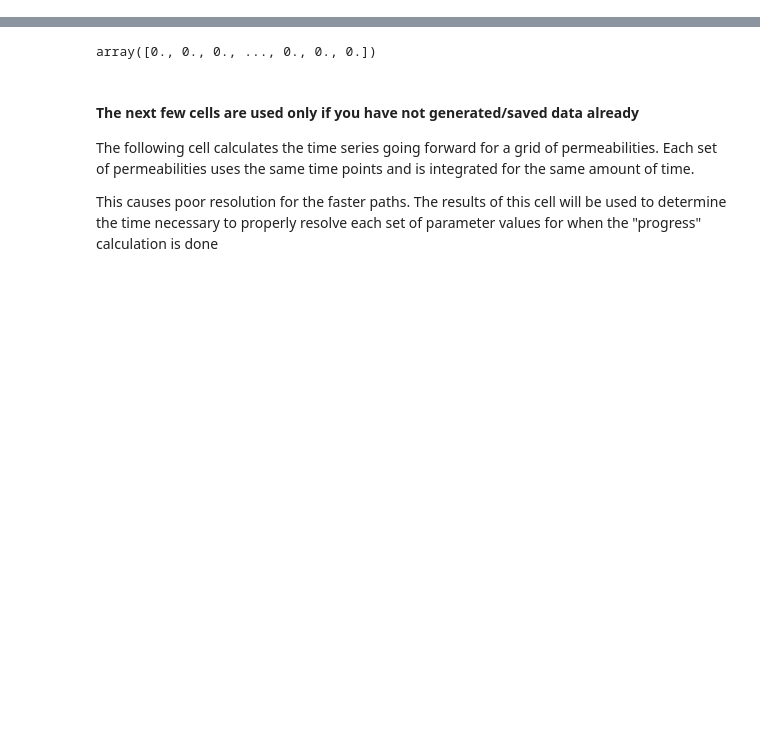
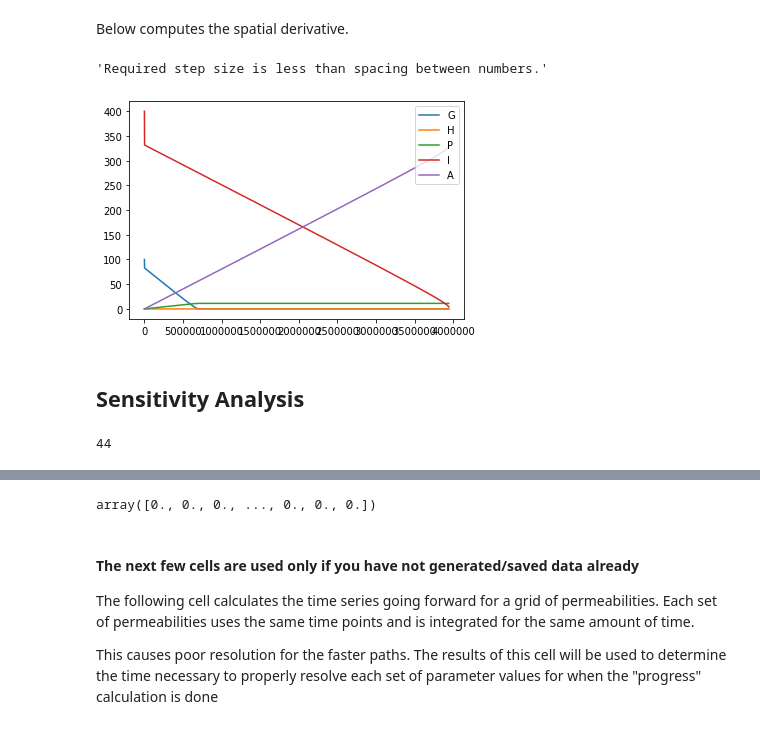
Before and after one commit to aarcher07/MCP, a Jupyter notebook: WholeCell/Whole_Cell_Engineered_System_IcdE.ipynb, the cells around one changed output, grey strips where cells are left out. Drawn from its saved outputs; the diff is of its cells as text; code cells hidden in the pictures; blank space fills up the shorter version.

Commit message:
Got model working.
Compute AUC, flux at steady state and concentration at steady state

```diff
--- a/WholeCell/Whole_Cell_Engineered_System_IcdE.ipynb
+++ b/WholeCell/Whole_Cell_Engineered_System_IcdE.ipynb
@@ -53,0 +59,24 @@ r_cell = Rb/Rc # why?
+# %%
+# DhaB reaction constants
+VfDhaB = 1.0
+KmDhaBG = 1.0
+KiDhaBH = 5.0
+
+# IcdE reaction constants
+VfIcdE = 10.0
+KmIcdEA = 0.5
+KmIcdEN = 0.1
+KiIcdED = 1.0
+KiIcdEI = 3.0
+
+# initial conditions for GInit
+GInit = 100.
+
+# initial conditions for NInit
+NInit = 400.0
+
+# initial condition for DInit
+DInit = 400.0
+
+# initial condition for DInit
+AInit = 200.0
@@ -62,6 +93,10 @@ A0 = KmIcdEA
 I0 = KiIcdEI
 t0 = 3*r_mcp/perm_mcp
 
+y0[-5] = GInit/G0 #y0[-5] gives the initial state of the external substrate. The /G0 turns the value into a dimensionless quantity
+y0[-2] = AInit/A0 #y0[-1] gives the initial state of the external substrate. The /A0 turns the value into a dimensionless quantity
+y0[0] = NInit/N0 #y0[5] gives the initial state of the external substrate. The /N0 turns the value into a dimensionless quantity
+y0[1] = DInit/D0 #y0[6] gives the initial state of the external substrate. The /D0 turns the value into a dimensionless quantity
 
 #non-dimensional parameters
 alpha1 = t0*VfDhaB*(1-np.exp(DeltaGDhaB))/G0
@@ -78,3 +113,5 @@ alpha10 = t0*VfIcdE*KmDhaTN*(1-np.exp(DeltaGIcdE))/(A0*KmIcdEN)
 beta1 = KmDhaTH/KiDhaBH
 beta2 = KiIcdED/KiDhaTD
 beta3 = KmDhaTN/KmIcdEN
+# %% [markdown]
+Below computes the spatial derivative.
@@ -80,0 +201,18 @@ beta3 = KmDhaTN/KmIcdEN
+# %%
+#solution
+sol = solve_ivp(SDeriv,[0, fintime], y0, method="BDF",t_eval=timeorig, atol=1.0e-9,rtol=1.0e-12)
+# %%
+sol.message
+# %% [output]
+'Required step size is less than spacing between numbers.'
+# %%
+%matplotlib inline
+plt.plot(sol.t,sol.y[-5:,:].T)
+plt.legend(['G','H','P','I','A'],loc='upper right')
+filename = "VfDhaB_"+str(VfDhaB)+"_KmDhaBG_"+str(KmDhaBG) + "_KiDhaBH_"+ str(KiDhaBH) + "_VfIcdE_"  + str(VfIcdE) + "_KmIcdEA_" + str(KmIcdEA) + "_KmIcdEN_" + str(KmIcdEN) + "_KiIcdED_" + str(KiIcdED) + "_KiIcdEI_" + str(KiIcdEI) + "_GInit_" + str(GInit) + "_NInit_" + "_GInit_" + str(GInit) + "_NInit_" + str(NInit) + "_DInit_" + str(DInit) + "_AInit_" + str(AInit)
+plt.savefig('/Users/aarcher/PycharmProjects/MCP/WholeCell/plots/' + filename + '.png')
+plt.show()
+# %% [output]
+[figure, added]
+# %% [markdown]
+## Sensitivity Analysis
@@ -80,0 +264,4 @@ beta3 = KmDhaTN/KmIcdEN
+# %%
+param_values.shape[0]
+# %% [output]
+44
```
Also changed, not shown: parts of 21 cells of this notebook, 4 other files.
